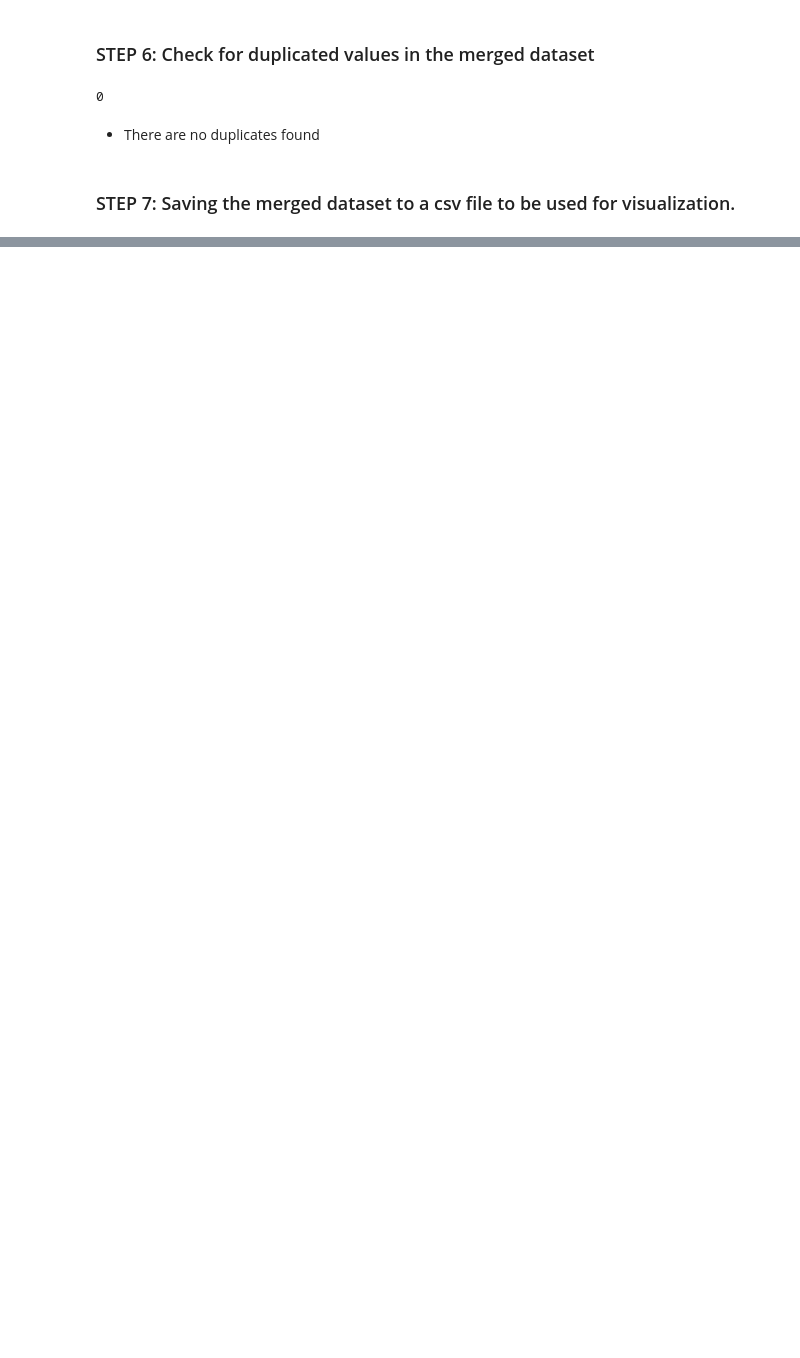
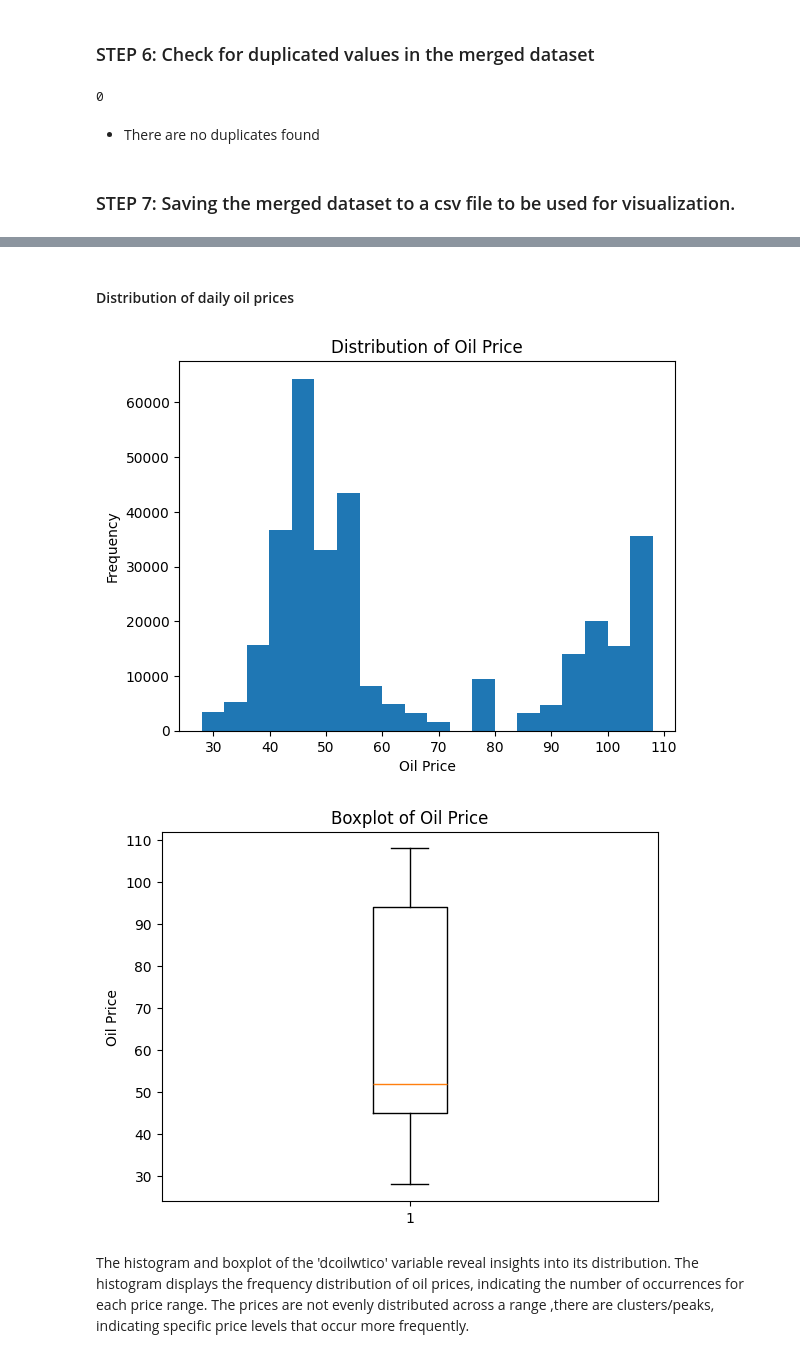
Before and after one commit to analystdee/LP3-Reggression-project, a Jupyter notebook: file.ipynb, the cells around one changed output, grey strips where cells are left out. Saved outputs shown, nothing was run; the diff lists cells and outputs as text; code cells hidden in the pictures; blank space fills up the shorter version.

```diff
--- a/file.ipynb
+++ b/file.ipynb
@@ -515,0 +591,21 @@ merged_data.head()
+# %% [markdown]
+#### Distribution of daily oil prices
+# %%
+# Histogram
+plt.hist(merged_data['dcoilwtico'], bins=20)
+plt.xlabel('Oil Price')
+plt.ylabel('Frequency')
+plt.title('Distribution of Oil Price')
+plt.show()
+
+# Boxplot
+plt.boxplot(merged_data['dcoilwtico'])
+plt.ylabel('Oil Price')
+plt.title('Boxplot of Oil Price')
+plt.show()
+# %% [output]
+[figure, added]
+[figure, added]
+# %% [markdown]
+The histogram and boxplot of the 'dcoilwtico' variable reveal insights into its distribution. The histogram displays the frequency distribution of oil prices, indicating the number of occurrences for each price range.
+The prices are not evenly distributed across a range ,there are clusters/peaks, indicating specific price levels that occur more frequently.
```
Also changed, not shown: parts of 19 cells of this notebook.
